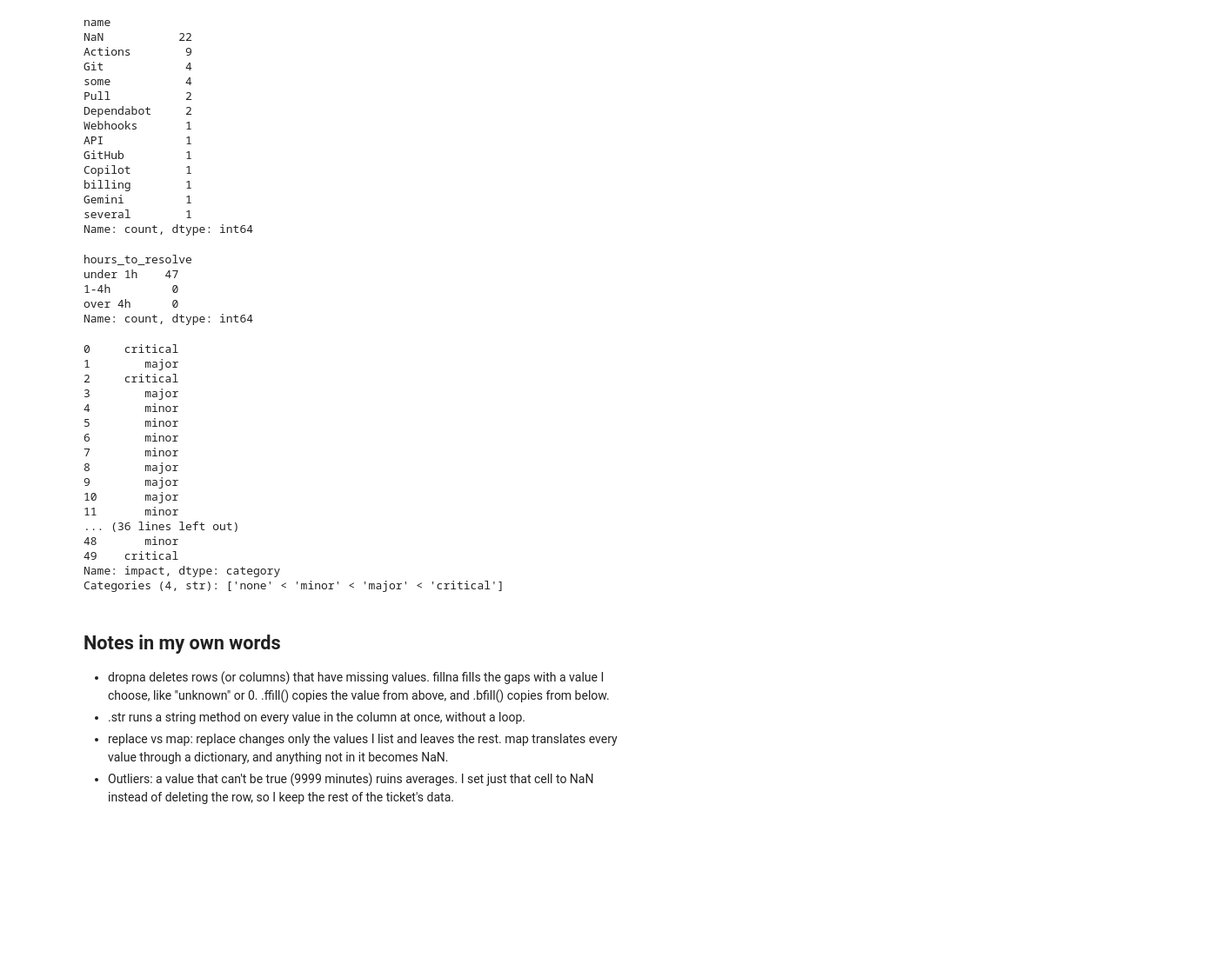
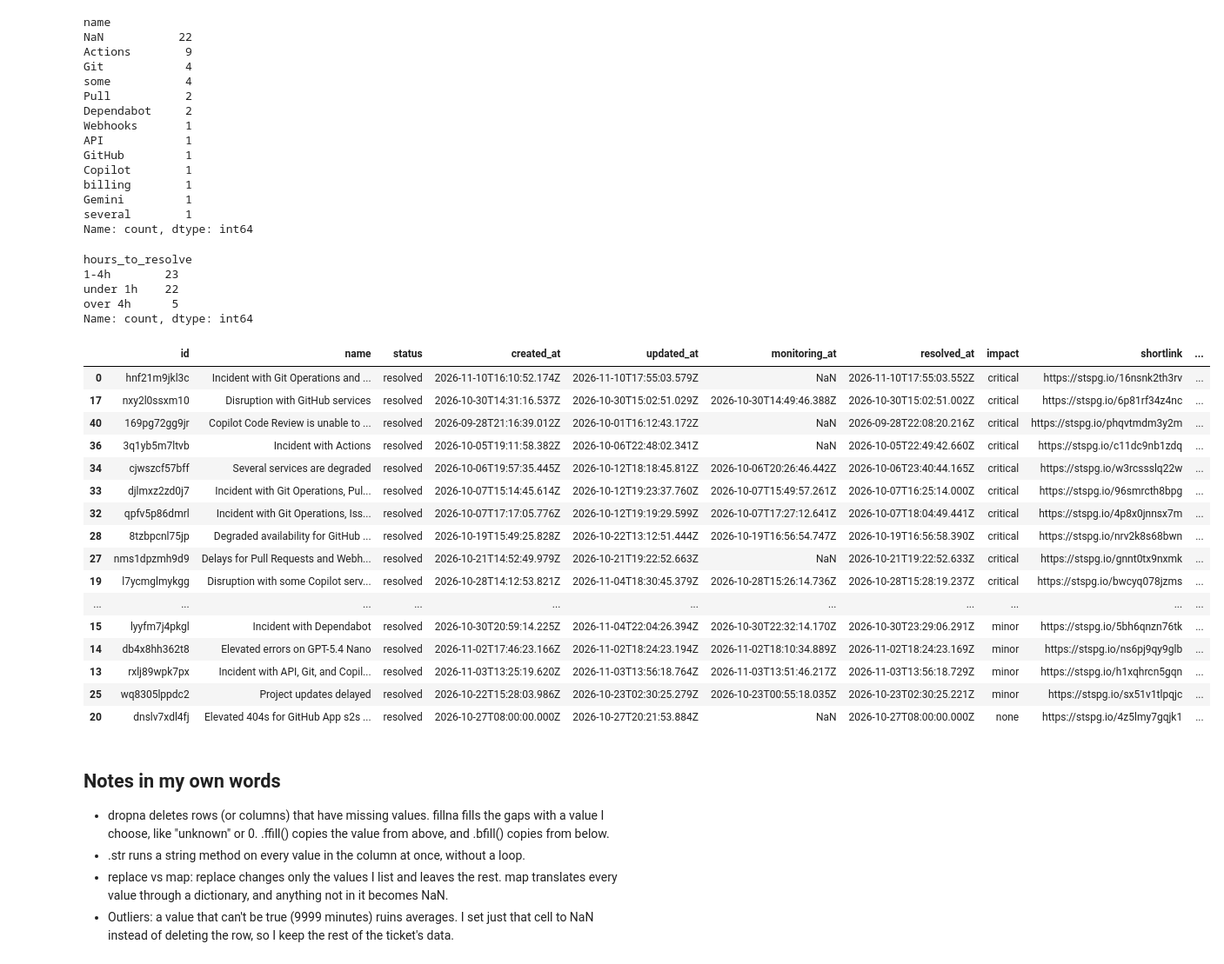
Before and after one commit to barshani/learning-log, a Jupyter notebook: python/chapter7.ipynb, the cells around one changed output. Shown at 87% size. Saved outputs shown, nothing was run; the diff lists cells and outputs as text; code cells hidden in the pictures; blank space fills up the shorter version.

Commit message:
Chapter 7: fix SLA bins (hours) and sort incidents by impact

```diff
--- a/python/chapter7.ipynb
+++ b/python/chapter7.ipynb
@@ -381,38 +381,38 @@ incidents["hours_to_resolve"] = (
 ).dt.total_seconds() / 3600
 
 hours = pd.cut(incidents["hours_to_resolve"],
-               bins=[0, 60, 240, np.inf],
+              bins=[0, 1, 4, np.inf], include_lowest=True,
                    labels=["under 1h", "1-4h", "over 4h"],)
 hours.value_counts()
 # %% [output]
 hours_to_resolve
-under 1h    47
-1-4h         0
-over 4h      0
+1-4h        23
+under 1h    22
+over 4h      5
 Name: count, dtype: int64
 # %%
 
 order_category = pd.CategoricalDtype(["none","minor","major","critical"],ordered=True)
 incidents["impact"]=incidents["impact"].astype(order_category)
-incidents["impact"]
+incidents.sort_values("impact", ascending=False)
 # %% [output]
-0     critical
-1        major
-2     critical
-3        major
-4        minor
-5        minor
-6        minor
-7        minor
-8        major
-9        major
-10       major
-11       minor
-... (36 lines left out)
-48       minor
-49    critical
-Name: impact, dtype: category
-Categories (4, str): ['none' < 'minor' < 'major' < 'critical']
+|  | id | name | status | created_at | updated_at | monitoring_at | resolved_at | impact | shortlink | ... |
+| 0 | hnf21m9jkl3c | Incident with Git Operations and ... | resolved | 2026-11-10T16:10:52.174Z | 2026-11-10T17:55:03.579Z | NaN | 2026-11-10T17:55:03.552Z | critical | https://stspg.io/16nsnk2th3rv | ... |
+| 17 | nxy2l0ssxm10 | Disruption with GitHub services | resolved | 2026-10-30T14:31:16.537Z | 2026-10-30T15:02:51.029Z | 2026-10-30T14:49:46.388Z | 2026-10-30T15:02:51.002Z | critical | https://stspg.io/6p81rf34z4nc | ... |
+| 40 | 169pg72gg9jr | Copilot Code Review is unable to ... | resolved | 2026-09-28T21:16:39.012Z | 2026-10-01T16:12:43.172Z | NaN | 2026-09-28T22:08:20.216Z | critical | https://stspg.io/phqvtmdm3y2m | ... |
+| 36 | 3q1yb5m7ltvb | Incident with Actions | resolved | 2026-10-05T19:11:58.382Z | 2026-10-06T22:48:02.341Z | NaN | 2026-10-05T22:49:42.660Z | critical | https://stspg.io/c11dc9nb1zdq | ... |
+| 34 | cjwszcf57bff | Several services are degraded | resolved | 2026-10-06T19:57:35.445Z | 2026-10-12T18:18:45.812Z | 2026-10-06T20:26:46.442Z | 2026-10-06T23:40:44.165Z | critical | https://stspg.io/w3rcssslq22w | ... |
+| 33 | djlmxz2zd0j7 | Incident with Git Operations, Pul... | resolved | 2026-10-07T15:14:45.614Z | 2026-10-12T19:23:37.760Z | 2026-10-07T15:49:57.261Z | 2026-10-07T16:25:14.000Z | critical | https://stspg.io/96smrcth8bpg | ... |
+| 32 | qpfv5p86dmrl | Incident with Git Operations, Iss... | resolved | 2026-10-07T17:17:05.776Z | 2026-10-12T19:19:29.599Z | 2026-10-07T17:27:12.641Z | 2026-10-07T18:04:49.441Z | critical | https://stspg.io/4p8x0jnnsx7m | ... |
+| 28 | 8tzbpcnl75jp | Degraded availability for GitHub ... | resolved | 2026-10-19T15:49:25.828Z | 2026-10-22T13:12:51.444Z | 2026-10-19T16:56:54.747Z | 2026-10-19T16:56:58.390Z | critical | https://stspg.io/nrv2k8s68bwn | ... |
+| 27 | nms1dpzmh9d9 | Delays for Pull Requests and Webh... | resolved | 2026-10-21T14:52:49.979Z | 2026-10-21T19:22:52.663Z | NaN | 2026-10-21T19:22:52.633Z | critical | https://stspg.io/gnnt0tx9nxmk | ... |
+| 19 | l7ycmglmykgg | Disruption with some Copilot serv... | resolved | 2026-10-28T14:12:53.821Z | 2026-11-04T18:30:45.379Z | 2026-10-28T15:26:14.736Z | 2026-10-28T15:28:19.237Z | critical | https://stspg.io/bwcyq078jzms | ... |
+| ... | ... | ... | ... | ... | ... | ... | ... | ... | ... | ... |
+| 15 | lyyfm7j4pkgl | Incident with Dependabot | resolved | 2026-10-30T20:59:14.225Z | 2026-11-04T22:04:26.394Z | 2026-10-30T22:32:14.170Z | 2026-10-30T23:29:06.291Z | minor | https://stspg.io/5bh6qnzn76tk | ... |
+| 14 | db4x8hh362t8 | Elevated errors on GPT-5.4 Nano | resolved | 2026-11-02T17:46:23.166Z | 2026-11-02T18:24:23.194Z | 2026-11-02T18:10:34.889Z | 2026-11-02T18:24:23.169Z | minor | https://stspg.io/ns6pj9qy9glb | ... |
+| 13 | rxlj89wpk7px | Incident with API, Git, and Copil... | resolved | 2026-11-03T13:25:19.620Z | 2026-11-03T13:56:18.764Z | 2026-11-03T13:51:46.217Z | 2026-11-03T13:56:18.729Z | minor | https://stspg.io/h1xqhrcn5gqn | ... |
+| 25 | wq8305lppdc2 | Project updates delayed | resolved | 2026-10-22T15:28:03.986Z | 2026-10-23T02:30:25.279Z | 2026-10-23T00:55:18.035Z | 2026-10-23T02:30:25.221Z | minor | https://stspg.io/sx51v1tlpqjc | ... |
+| 20 | dnslv7xdl4fj | Elevated 404s for GitHub App s2s ... | resolved | 2026-10-27T08:00:00.000Z | 2026-10-27T20:21:53.884Z | NaN | 2026-10-27T08:00:00.000Z | none | https://stspg.io/4z5lmy7gqjk1 | ... |
 # %% [markdown]
 ## Notes in my own words
 
```
Also changed, not shown: 1 other file.
